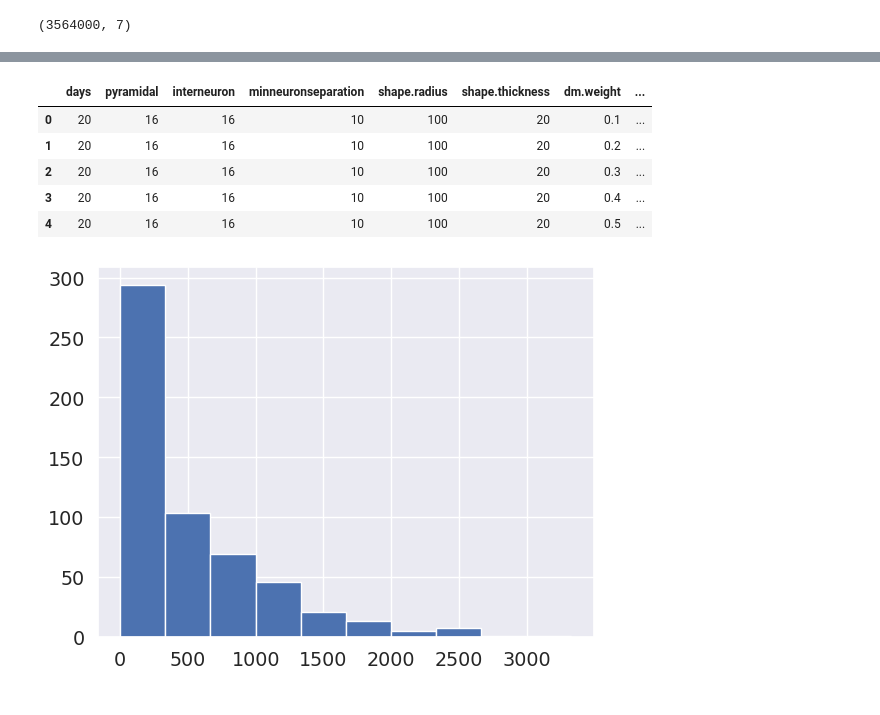
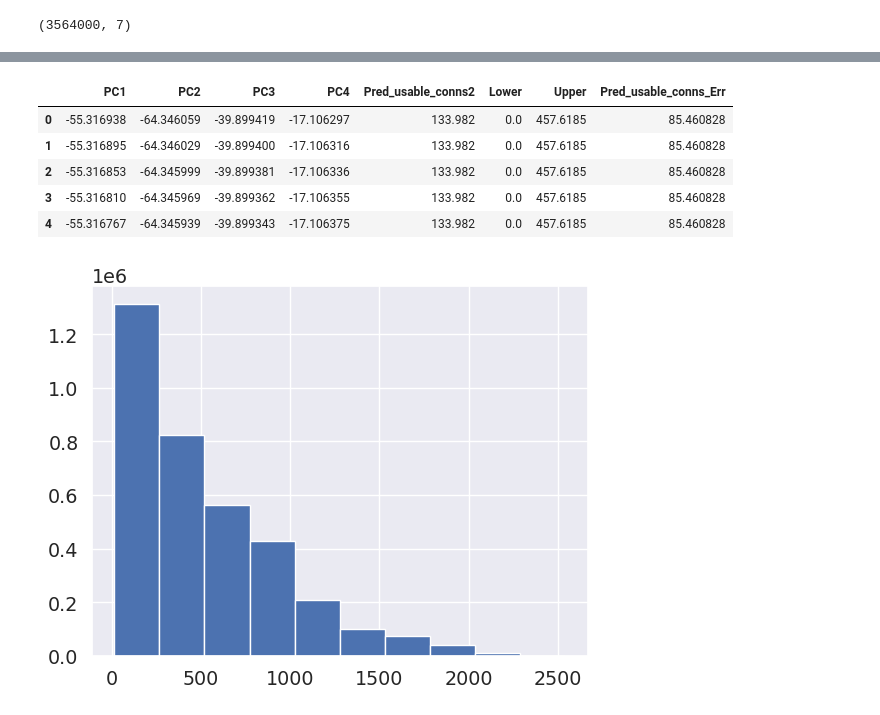
Before and after one commit to carboncopies/BrainEmulationChallenge, a Jupyter notebook: src/models/autoassociative/NetmorphParOptim/Phase1_Netmorph_ParOptim.ipynb, the cells around one changed output, grey strips where cells are left out. Cells and saved outputs as stored; diff of their text form; code cells hidden in the pictures.

Commit message:
AddPreliminary Phase 1 Analysis. Train Random forest Regressor. Do Principal Component Analysis (PCA). Retrain model in PCA coordinate frame.

```diff
--- a/src/models/autoassociative/NetmorphParOptim/Phase1_Netmorph_ParOptim.ipynb
+++ b/src/models/autoassociative/NetmorphParOptim/Phase1_Netmorph_ParOptim.ipynb
@@ -328,8 +758,3 @@ print(" Mean Error +\- Std of Errors: ", X_test['Pred_MaxT_Err'].mean() ,"+\-",
-# %%
-
-pred_grid['Pred_usable_conns2'] = clf1.predict(pred_grid[cols])
-pred_grid['Lower'] = (pred_grid['Pred_usable_conns2']+lowq).clip(0)
-pred_grid['Upper'] = pred_grid ['Pred_usable_conns2']+highq
 # %%
 pred_grid.head()
 # %% [output]
@@ -341,0 +776,8 @@ pred_grid.head()
+# %%
+# Transform the entire parameter space grid using PCA to make predictions using the RF regressor with PCA on the entire parameter space grid.
+# pred_grid_X7 = pred_grid[cols]
+
+pca_7_pred_grid = pca_7.transform(pred_grid) # PCA(n_components=7).fit_transform(pred_grid_X7)
+pred_grid_X7_comp = pd.DataFrame(data = pca_7_pred_grid , columns = ["PC1", "PC2", "PC3", "PC4", "PC5", "PC6", "PC7"])
+pred_grid_X4 = pred_grid_X7_comp[["PC1", "PC2", "PC3", "PC4"]]
+print(pred_grid_X4.head())
@@ -341,0 +791,7 @@ pred_grid.head()
+# %%
+# Make predictions using the RF regressor with PCA on the entire parameter space grid.
+clms=["PC1", "PC2", "PC3", "PC4"]
+
+pred_grid_X4['Pred_usable_conns2'] = clf1.predict(pred_grid_X4[clms])
+pred_grid_X4['Lower'] = (pred_grid_X4['Pred_usable_conns2']+lowq).clip(0)
+pred_grid_X4['Upper'] = pred_grid_X4['Pred_usable_conns2']+highq
@@ -367,14 +830,37 @@ pred_grid['Pred_usable_conns2_Err'] = np.sqrt(ci_grid)
+# %%
+
+# Calculate the variance
+# Notes
+# The calculation of error is based on the infinitesimal jackknife variance, as described in [Wager2014]
+# and is a Python implementation of the R code provided at: https://github.com/swager/randomForestCI
+# Wager2014
+#    S. Wager, T. Hastie, B. Efron. “Confidence Intervals for Random Forests:
+# The Jackknife and the Infinitesimal Jackknife”, Journal of Machine Learning Research vol. 15, pp. 1625-1651, 2014.
+
+
+V_ij_unbiased_grid = fci.random_forest_error(
+  forest=clf1, # scikit-learn Forest model fitted on X_train
+  X_train_shape = DF_X4Y[clms].shape,
+  X_test=pred_grid_X4[clms], # the samples you want to compute the CI
+  inbag=None,
+  calibrate=True,
+  memory_constrained=False,
+  memory_limit=None,
+  y_output=0 # in case of multioutput model, consider target 0
+)
+
+pred_grid_X4['Pred_usable_conns_Err'] = np.sqrt(V_ij_unbiased_grid)
 # %%
-pred_grid.head()
+pred_grid_X4.head()
 # %% [output]
-|  | days | pyramidal | interneuron | minneuronseparation | shape.radius | shape.thickness | dm.weight | ... |
-| 0 | 20 | 16 | 16 | 10 | 100 | 20 | 0.1 | ... |
-| 1 | 20 | 16 | 16 | 10 | 100 | 20 | 0.2 | ... |
-| 2 | 20 | 16 | 16 | 10 | 100 | 20 | 0.3 | ... |
-| 3 | 20 | 16 | 16 | 10 | 100 | 20 | 0.4 | ... |
-| 4 | 20 | 16 | 16 | 10 | 100 | 20 | 0.5 | ... |
+|  | PC1 | PC2 | PC3 | PC4 | Pred_usable_conns2 | Lower | Upper | Pred_usable_conns_Err |
+| 0 | -55.316938 | -64.346059 | -39.899419 | -17.106297 | 133.982 | 0.0 | 457.6185 | 85.460828 |
+| 1 | -55.316895 | -64.346029 | -39.899400 | -17.106316 | 133.982 | 0.0 | 457.6185 | 85.460828 |
+| 2 | -55.316853 | -64.345999 | -39.899381 | -17.106336 | 133.982 | 0.0 | 457.6185 | 85.460828 |
+| 3 | -55.316810 | -64.345969 | -39.899362 | -17.106355 | 133.982 | 0.0 | 457.6185 | 85.460828 |
+| 4 | -55.316767 | -64.345939 | -39.899343 | -17.106375 | 133.982 | 0.0 | 457.6185 | 85.460828 |
 # %%
-plt.hist(y_train)
+plt.hist(pred_grid_X4['Pred_usable_conns2'])
 plt.show()
 # %% [output]
-[figure, old version]
+[figure, new version]
```
Also changed, not shown: parts of 79 cells of this notebook.
